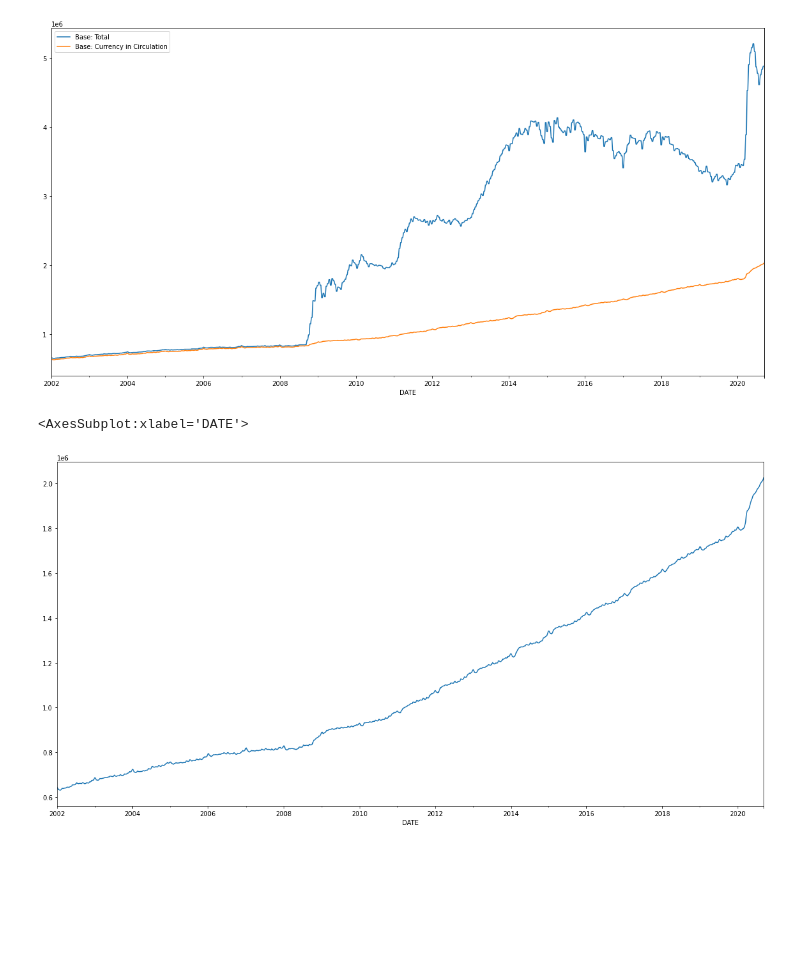
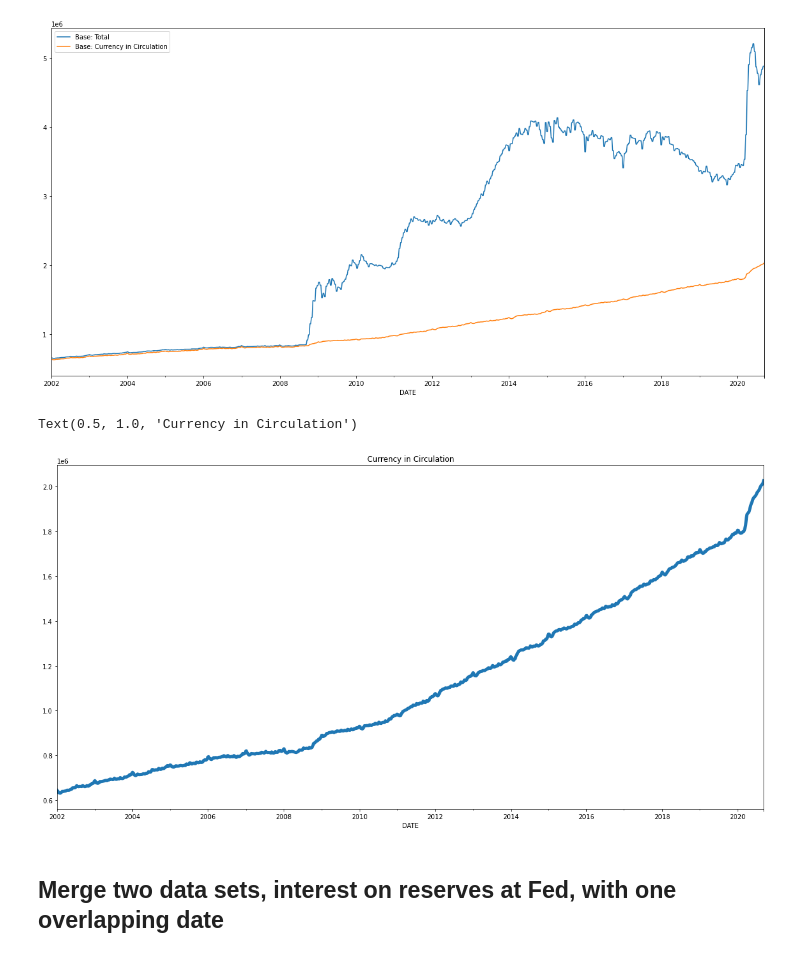
Before and after one commit to jlcatonjr/Learn-Python-for-Stats-and-Econ, a Jupyter notebook: In Class Demonstrations/Project 6 - .ipynb, the cells around one changed output. Cells and saved outputs as stored; diff of their text form; code cells hidden in the pictures; blank space fills up the shorter version.

```diff
--- a/In Class Demonstrations/Project 6 - .ipynb
+++ b/In Class Demonstrations/Project 6 - .ipynb
@@ -86,10 +86,11 @@ data.plot.line(ax = ax)
 [figure]
 # %%
 fig, ax = plt.subplots(figsize = (20,10))
-data["Base: Currency in Circulation"].plot.line(ax = ax)
+data["Base: Currency in Circulation"].plot.line(linewidth = 5, ax = ax)
+ax.set_title("Currency in Circulation")
 # %% [output]
-<AxesSubplot:xlabel='DATE'>
+Text(0.5, 1.0, 'Currency in Circulation')
-[figure, old version]
+[figure, new version]
 # %%
 data_codes  = {"Base: Total ($ Mil)": "BOGMBASE",
                "Base: Currency in Circulation ($ Mil)": "WCURCIR",
@@ -137,3 +140,5 @@ data = gather_data(data_codes = data_codes,
+# %% [markdown]
+## Merge two data sets, interest on reserves at Fed, with one overlapping date
 # %%
 plot_data = data[["Interest on Reserve Balances", "Interest on Excess Reserves"]]
 match = plot_data[plot_data["Interest on Reserve Balances"] == plot_data["Interest on Excess Reserves"]]
```
Also changed, not shown: parts of 19 cells of this notebook, 9 other files.
